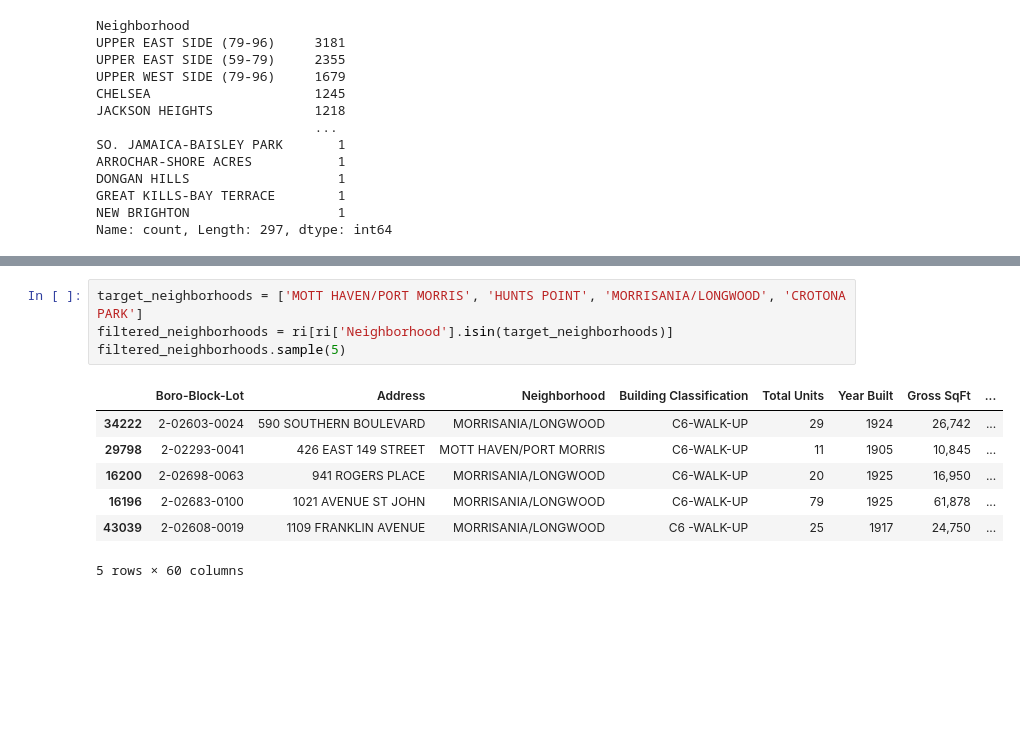
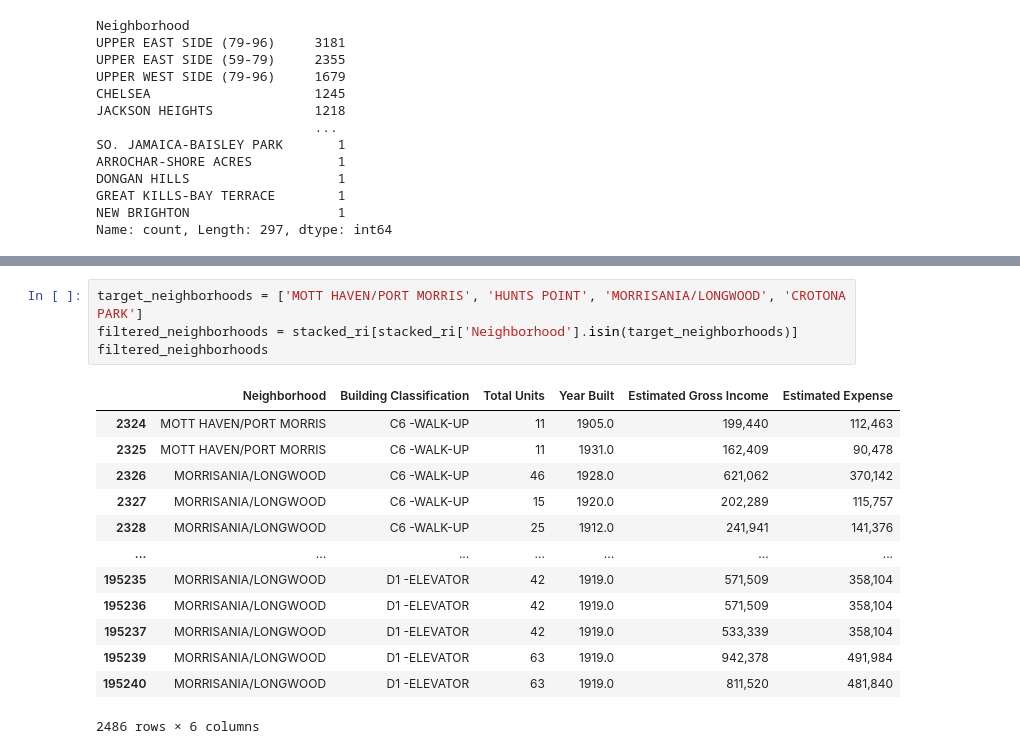
Before and after one commit to nicholas1304-dotcom/Data-for-a-better-NYC, a Jupyter notebook: Rental_income.ipynb, the cells around one changed output, grey strips where cells are left out. Saved outputs shown, nothing was run; the diff lists cells and outputs as text; blank space fills up the shorter version.

```diff
--- a/Rental_income.ipynb
+++ b/Rental_income.ipynb
@@ -75,12 +150,18 @@ Name: count, Length: 297, dtype: int64
 # %%
 target_neighborhoods = ['MOTT HAVEN/PORT MORRIS', 'HUNTS POINT', 'MORRISANIA/LONGWOOD', 'CROTONA PARK']
-filtered_neighborhoods = ri[ri['Neighborhood'].isin(target_neighborhoods)]
-filtered_neighborhoods.sample(5)
+filtered_neighborhoods = stacked_ri[stacked_ri['Neighborhood'].isin(target_neighborhoods)]
+filtered_neighborhoods
 # %% [output]
-|  | Boro-Block-Lot | Address | Neighborhood | Building Classification | Total Units | Year Built | Gross SqFt | ... |
-| 34222 | 2-02603-0024 | 590 SOUTHERN BOULEVARD | MORRISANIA/LONGWOOD | C6-WALK-UP | 29 | 1924 | 26,742 | ... |
-| 29798 | 2-02293-0041 | 426 EAST 149 STREET | MOTT HAVEN/PORT MORRIS | C6-WALK-UP | 11 | 1905 | 10,845 | ... |
-| 16200 | 2-02698-0063 | 941 ROGERS PLACE | MORRISANIA/LONGWOOD | C6-WALK-UP | 20 | 1925 | 16,950 | ... |
-| 16196 | 2-02683-0100 | 1021 AVENUE ST JOHN | MORRISANIA/LONGWOOD | C6-WALK-UP | 79 | 1925 | 61,878 | ... |
-| 43039 | 2-02608-0019 | 1109 FRANKLIN AVENUE | MORRISANIA/LONGWOOD | C6 -WALK-UP | 25 | 1917 | 24,750 | ... |
+|  | Neighborhood | Building Classification | Total Units | Year Built | Estimated Gross Income | Estimated Expense |
+| 2324 | MOTT HAVEN/PORT MORRIS | C6 -WALK-UP | 11 | 1905.0 | 199,440 | 112,463 |
+| 2325 | MOTT HAVEN/PORT MORRIS | C6 -WALK-UP | 11 | 1931.0 | 162,409 | 90,478 |
+| 2326 | MORRISANIA/LONGWOOD | C6 -WALK-UP | 46 | 1928.0 | 621,062 | 370,142 |
+| 2327 | MORRISANIA/LONGWOOD | C6 -WALK-UP | 15 | 1920.0 | 202,289 | 115,757 |
+| 2328 | MORRISANIA/LONGWOOD | C6 -WALK-UP | 25 | 1912.0 | 241,941 | 141,376 |
+| ... | ... | ... | ... | ... | ... | ... |
+| 195235 | MORRISANIA/LONGWOOD | D1 -ELEVATOR | 42 | 1919.0 | 571,509 | 358,104 |
+| 195236 | MORRISANIA/LONGWOOD | D1 -ELEVATOR | 42 | 1919.0 | 571,509 | 358,104 |
+| 195237 | MORRISANIA/LONGWOOD | D1 -ELEVATOR | 42 | 1919.0 | 533,339 | 358,104 |
+| 195239 | MORRISANIA/LONGWOOD | D1 -ELEVATOR | 63 | 1919.0 | 942,378 | 491,984 |
+| 195240 | MORRISANIA/LONGWOOD | D1 -ELEVATOR | 63 | 1919.0 | 811,520 | 481,840 |
-5 rows × 60 columns
+2486 rows × 6 columns
```
Also changed, not shown: parts of 15 cells of this notebook.
